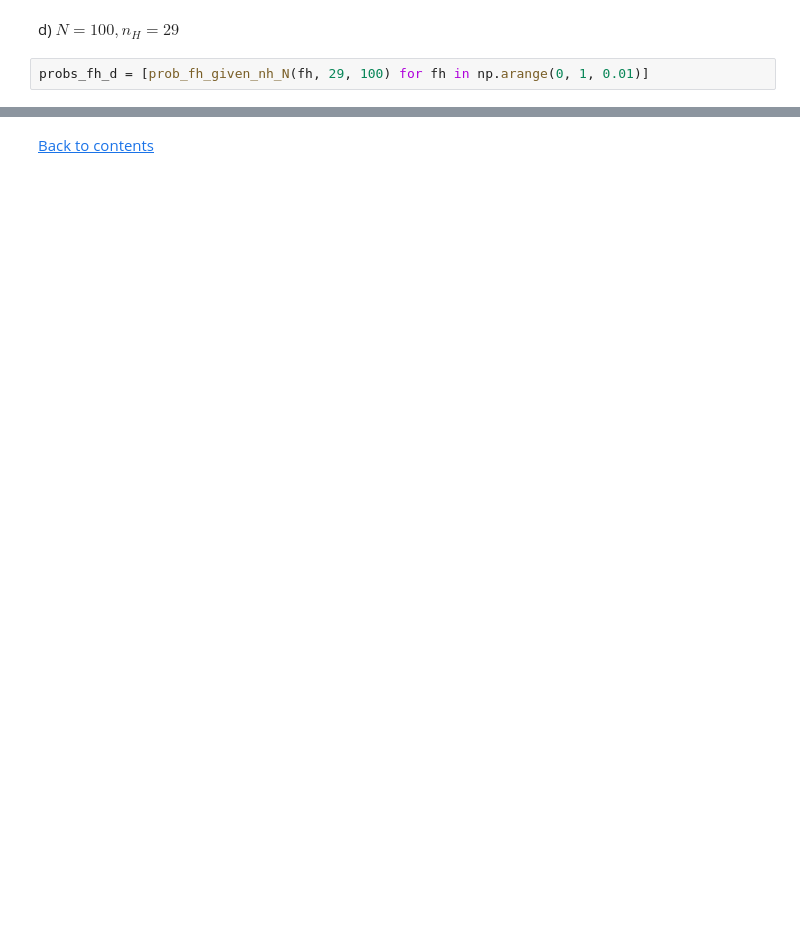
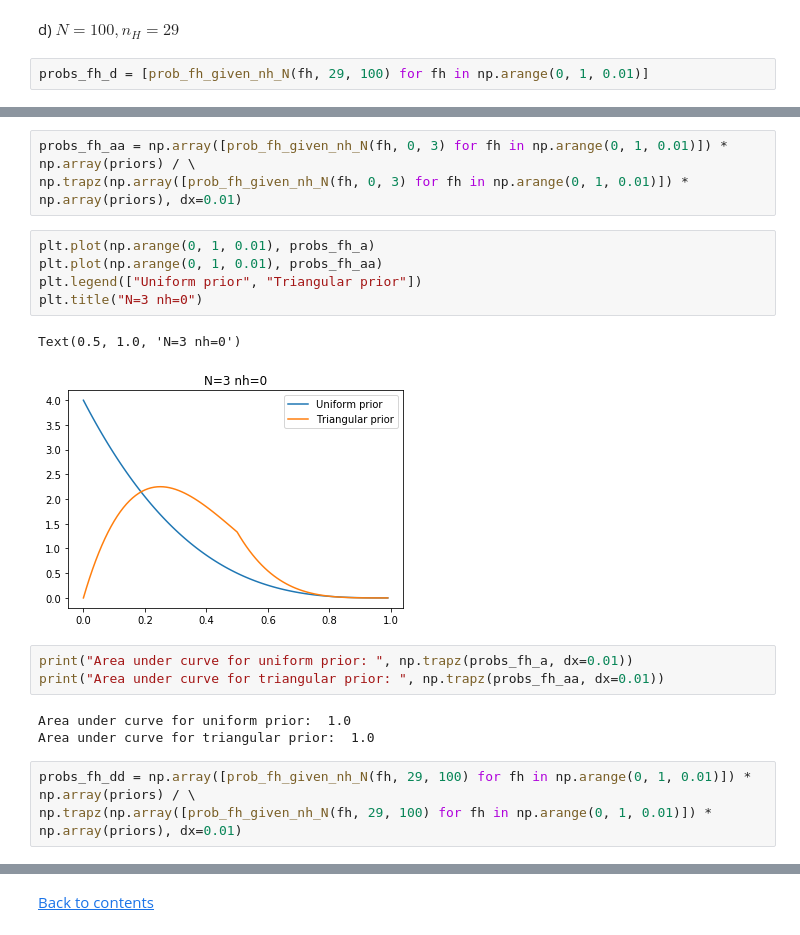
Before and after one commit to Aturt2/mckay, a Jupyter notebook: Chapter2.ipynb, the cells around one changed output, grey strips where cells are left out. Cells and saved outputs as stored; diff of their text form; blank space fills up the shorter version.

```diff
--- a/Chapter2.ipynb
+++ b/Chapter2.ipynb
@@ -239,0 +260,20 @@ plt.plot(np.arange(0, 1, 0.01), probs_fh_d)
+# %%
+probs_fh_aa = np.array([prob_fh_given_nh_N(fh, 0, 3) for fh in np.arange(0, 1, 0.01)]) * np.array(priors) / \
+np.trapz(np.array([prob_fh_given_nh_N(fh, 0, 3) for fh in np.arange(0, 1, 0.01)]) * np.array(priors), dx=0.01)
+# %%
+plt.plot(np.arange(0, 1, 0.01), probs_fh_a)
+plt.plot(np.arange(0, 1, 0.01), probs_fh_aa)
+plt.legend(["Uniform prior", "Triangular prior"])
+plt.title("N=3 nh=0")
+# %% [output]
+Text(0.5, 1.0, 'N=3 nh=0')
+[figure, added]
+# %%
+print("Area under curve for uniform prior: ", np.trapz(probs_fh_a, dx=0.01))
+print("Area under curve for triangular prior: ", np.trapz(probs_fh_aa, dx=0.01))
+# %% [output]
+Area under curve for uniform prior:  1.0
+Area under curve for triangular prior:  1.0
+# %%
+probs_fh_dd = np.array([prob_fh_given_nh_N(fh, 29, 100) for fh in np.arange(0, 1, 0.01)]) * np.array(priors) / \
+np.trapz(np.array([prob_fh_given_nh_N(fh, 29, 100) for fh in np.arange(0, 1, 0.01)]) * np.array(priors), dx=0.01)
```
Also changed, not shown: parts of 28 cells of this notebook.
